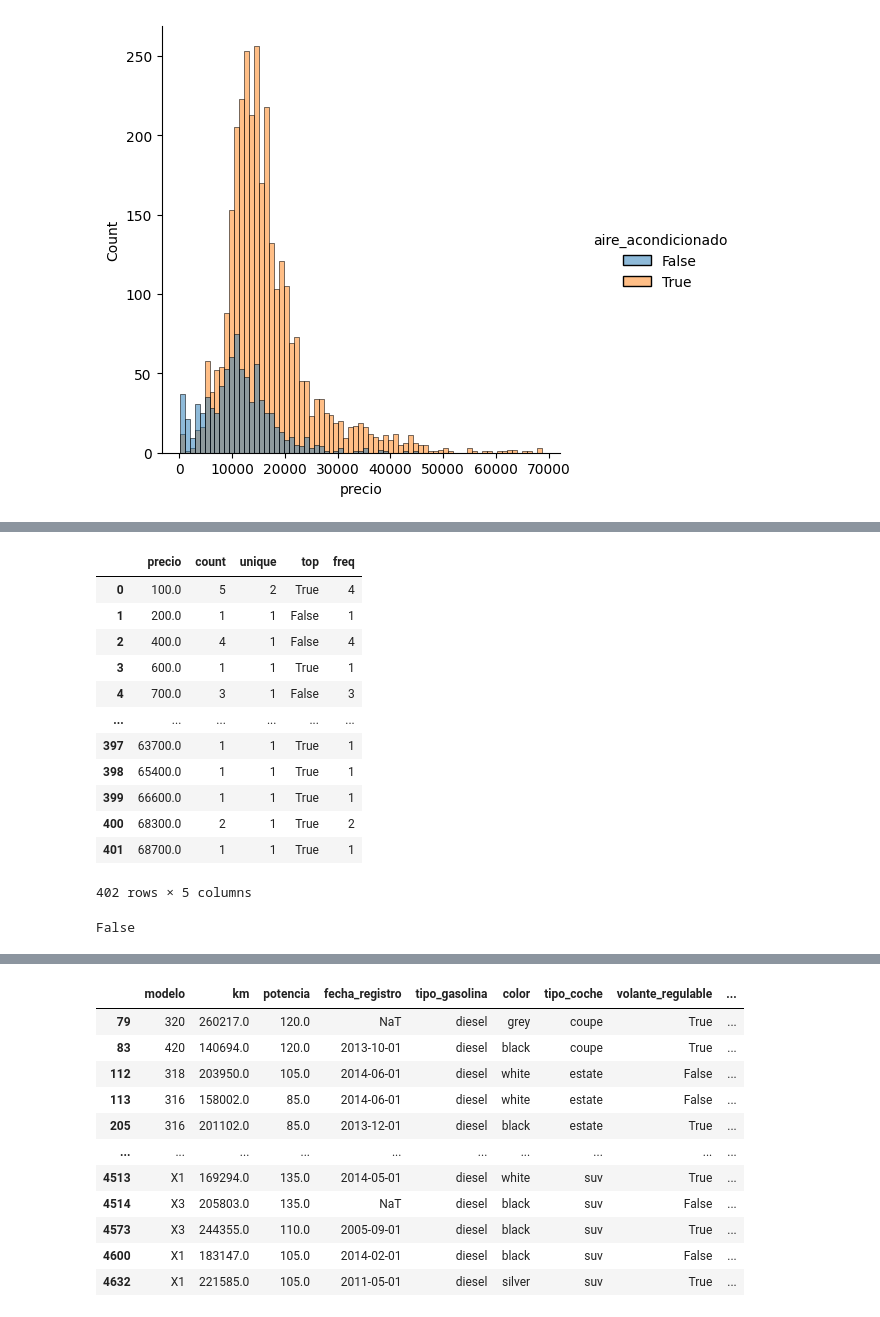
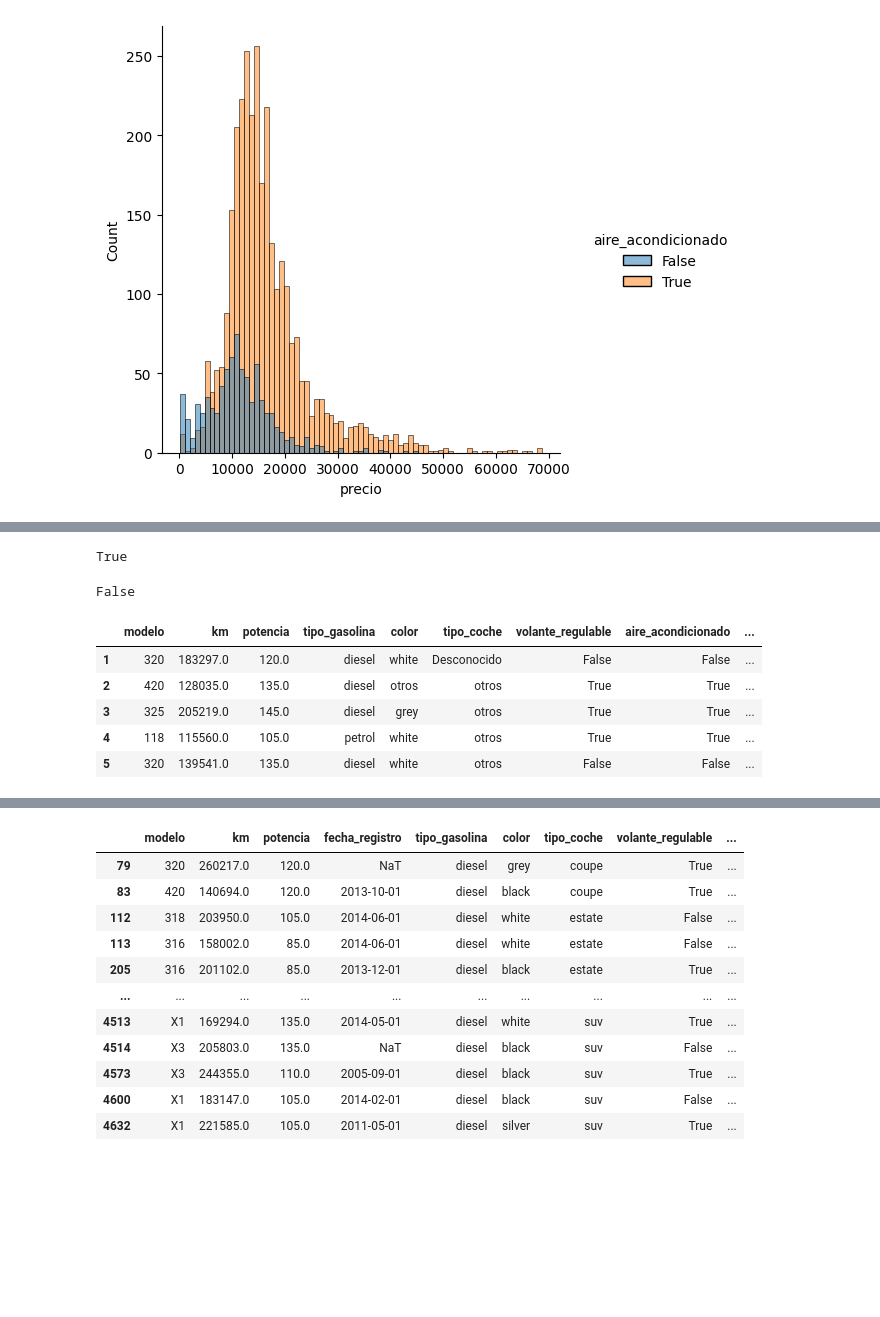
Before and after one commit to rulogar1234/nuclio-1, a Jupyter notebook: 1er_Entregable.ipynb, the cells around one changed output, grey strips where cells are left out. Saved outputs shown, nothing was run; the diff lists cells and outputs as text; code cells hidden in the pictures; blank space fills up the shorter version.

```diff
--- a/1er_Entregable.ipynb
+++ b/1er_Entregable.ipynb
@@ -494,20 +475,8 @@ stats
 # %%
 stats = stats.reset_index(drop=False)
 stats = stats.rename(columns={'index': 'precio'})
-# %%
-stats
-# %% [output]
-|  | precio | count | unique | top | freq |
-| 0 | 100.0 | 5 | 2 | True | 4 |
-| 1 | 200.0 | 1 | 1 | False | 1 |
-| 2 | 400.0 | 4 | 1 | False | 4 |
-| 3 | 600.0 | 1 | 1 | True | 1 |
-| 4 | 700.0 | 3 | 1 | False | 3 |
-| ... | ... | ... | ... | ... | ... |
-| 397 | 63700.0 | 1 | 1 | True | 1 |
-| 398 | 65400.0 | 1 | 1 | True | 1 |
-| 399 | 66600.0 | 1 | 1 | True | 1 |
-| 400 | 68300.0 | 2 | 1 | True | 2 |
-| 401 | 68700.0 | 1 | 1 | True | 1 |
-402 rows × 5 columns
+# %%
+isinstance(stats, pd.DataFrame)
+# %% [output]
+True
 # %%
@@ -527,0 +503,9 @@ items["department"] = items.apply(department_calculation, axis=1)
+# %%
+df_bmw3.head()
+# %% [output]
+|  | modelo | km | potencia | tipo_gasolina | color | tipo_coche | volante_regulable | aire_acondicionado | ... |
+| 1 | 320 | 183297.0 | 120.0 | diesel | white | Desconocido | False | False | ... |
+| 2 | 420 | 128035.0 | 135.0 | diesel | otros | otros | True | True | ... |
+| 3 | 325 | 205219.0 | 145.0 | diesel | grey | otros | True | True | ... |
+| 4 | 118 | 115560.0 | 105.0 | petrol | white | otros | True | True | ... |
+| 5 | 320 | 139541.0 | 135.0 | diesel | white | otros | False | False | ... |
```
Also changed, not shown: parts of 15 cells of this notebook.
